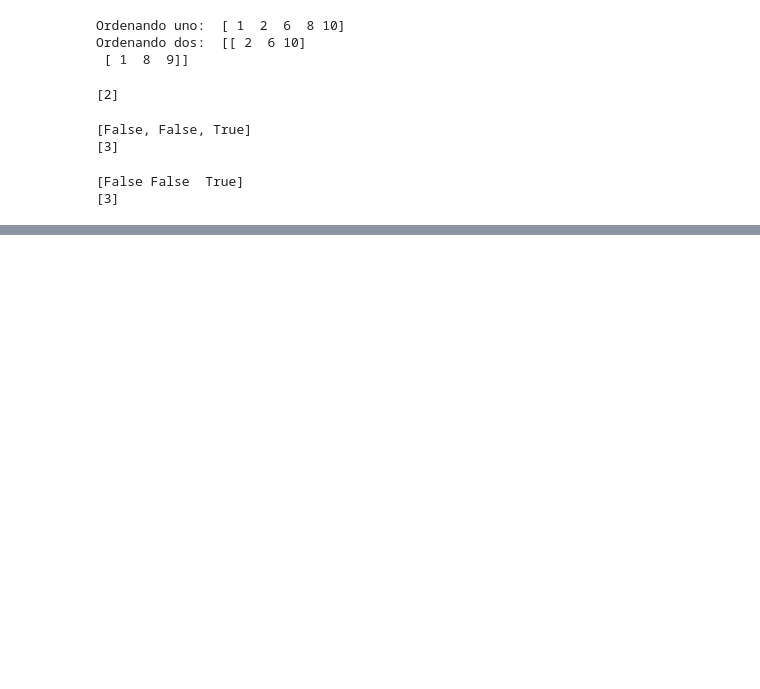
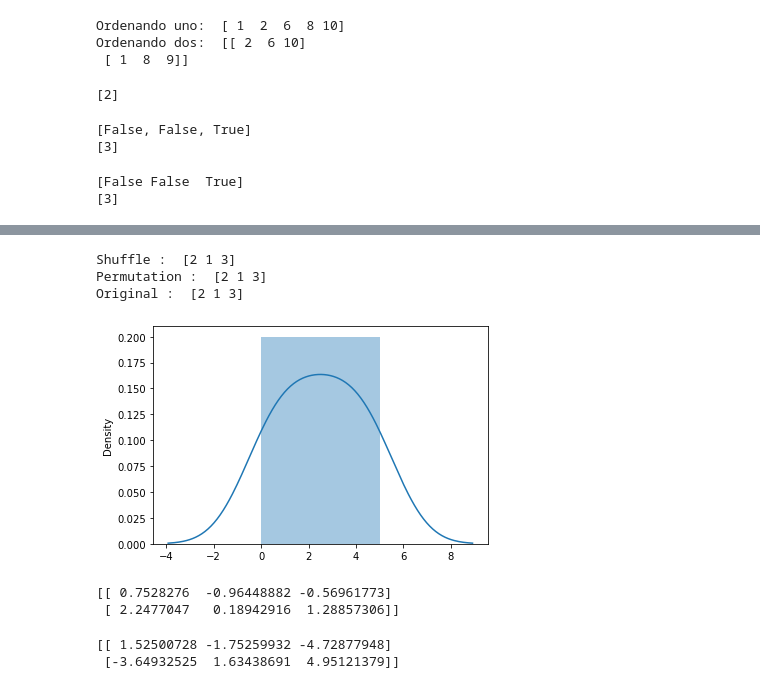
Before and after one commit to misaeladame/big-data, a Jupyter notebook: Jupyter/01_IniciandoNumpy.ipynb, the cells around one changed output, grey strips where cells are left out. Saved outputs shown, nothing was run; the diff lists cells and outputs as text; code cells hidden in the pictures; blank space fills up the shorter version.

Commit message:
Histogramas

```diff
--- a/Jupyter/01_IniciandoNumpy.ipynb
+++ b/Jupyter/01_IniciandoNumpy.ipynb
@@ -450,0 +469,13 @@ Aleatorio :  [36  7 49]
+# %%
+#Shuffle y permutation
+from numpy import random
+import numpy as np
+arreglo = np.array([1, 2, 3])
+random.shuffle(arreglo) #Modifica el arreglo original
+print("Shuffle : ", arreglo)
+print("Permutation : ", arreglo)
+print("Original : ", arreglo)
+# %% [output]
+Shuffle :  [2 1 3]
+Permutation :  [2 1 3]
+Original :  [2 1 3]
@@ -450,0 +488,25 @@ Aleatorio :  [36  7 49]
+# %%
+#Distribucion
+sns.distplot([0, 1, 2, 3, 4, 5]) #version = displot
+#sns.distplot([0, 1, 2, 3, 4, 5], hist = False)
+plt.show()
+# %% [output]
+[figure, added]
+# %%
+#Distribución normal o Gaussiana
+#random.normal() tiene tres parametros
+# loc - Mean (media aritmetica), es el pico de la curva
+# scale - desviacion estandar
+# size - tamañno del arreglo
+dist = random.normal(size=(2, 3))
+print(dist)
+# %% [output]
+[[ 0.7528276  -0.96448882 -0.56961773]
+ [ 2.2477047   0.18942916  1.28857306]]
+# %%
+#Crea una distribución con la media a 1 y la desviacion estandar a 2
+dist = random.normal(loc = 1, scale = 2, size = (2, 3))
+print(dist)
+# %% [output]
+[[ 1.52500728 -1.75259932 -4.72877948]
+ [-3.64932525  1.63438691  4.95121379]]
```
Also changed, not shown: parts of 3 cells of this notebook.
